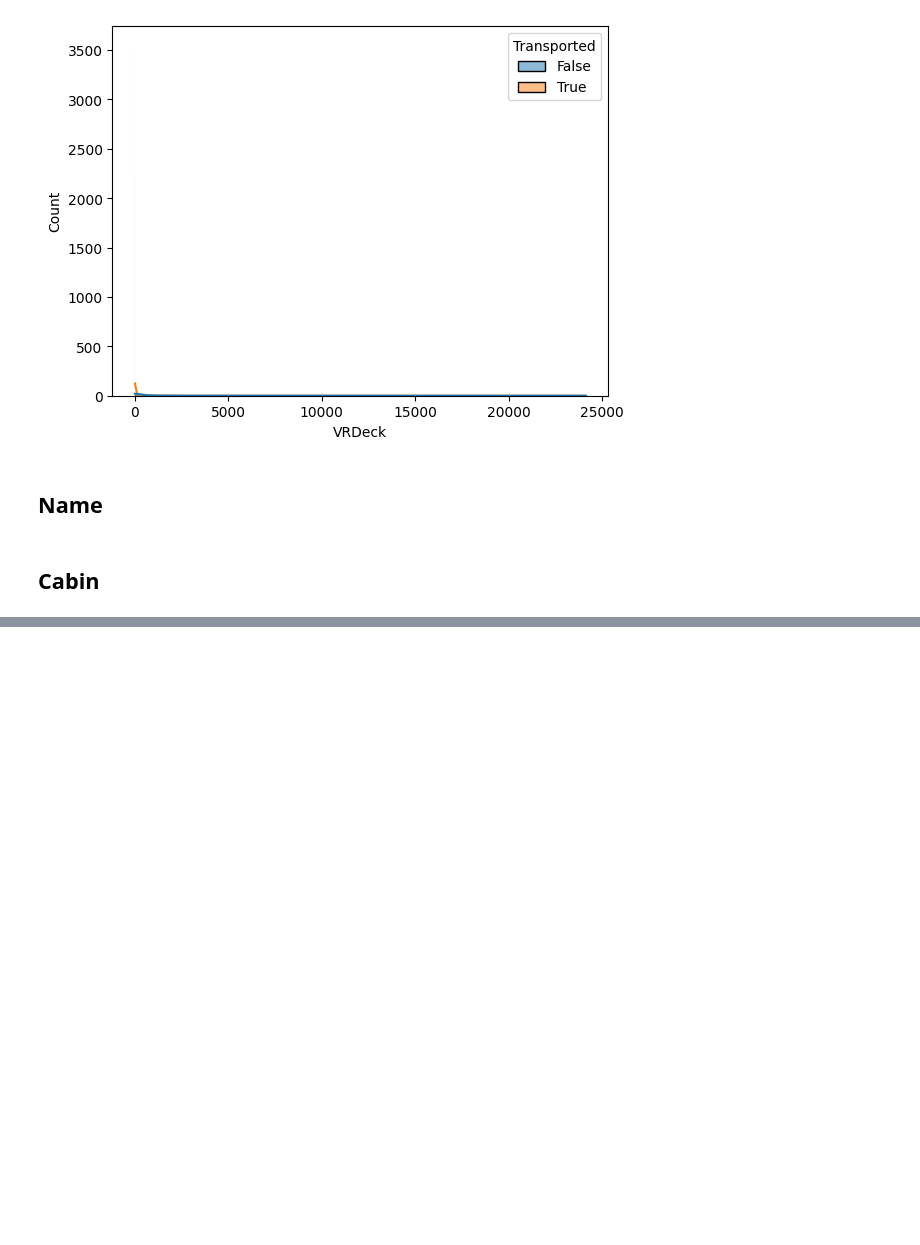
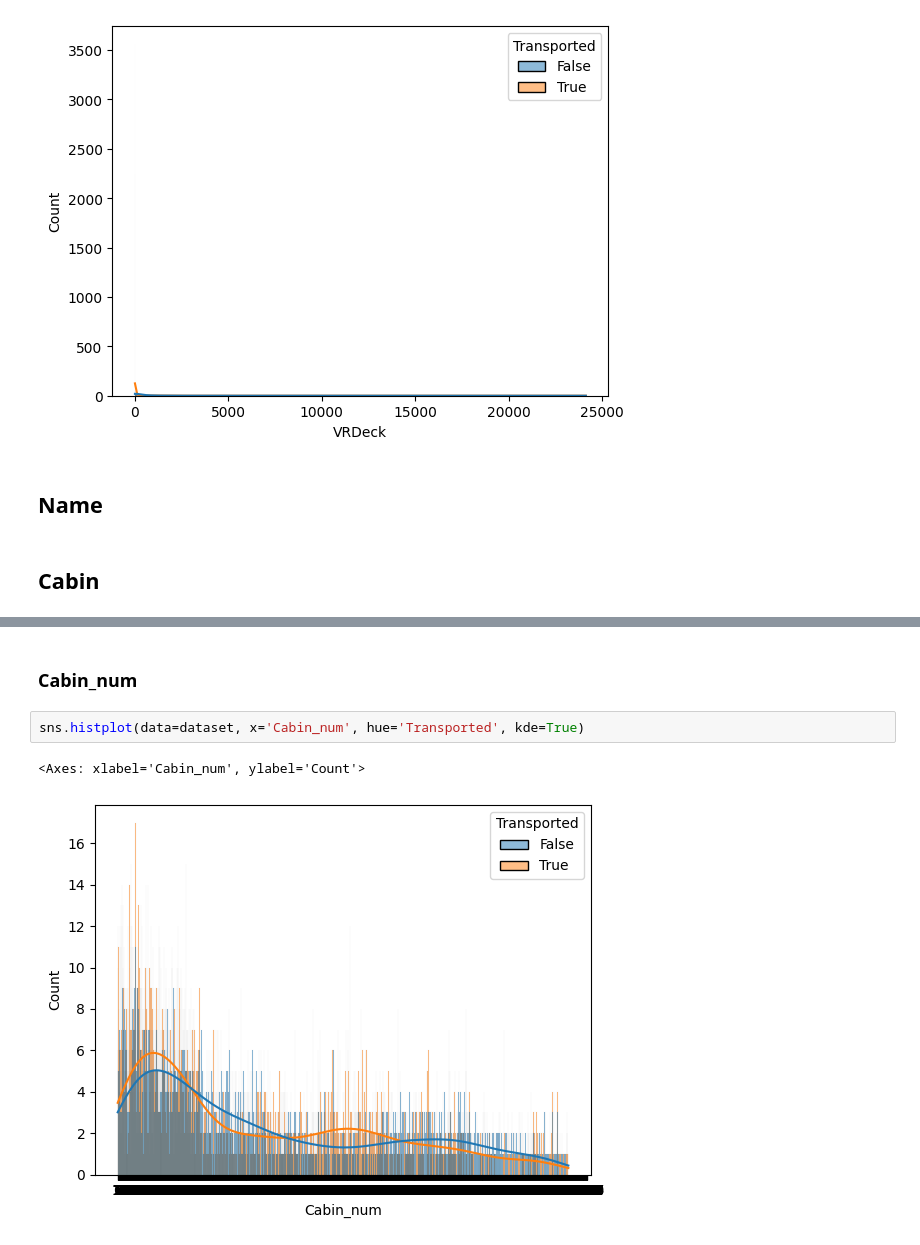
Before and after one commit to peloeil/spaceship_titanic, a Jupyter notebook: src/spaceship_titanic/analysis.ipynb, the cells around one changed output, grey strips where cells are left out. Saved outputs shown, nothing was run; the diff lists cells and outputs as text; blank space fills up the shorter version.

```diff
--- a/src/spaceship_titanic/analysis.ipynb
+++ b/src/spaceship_titanic/analysis.ipynb
@@ -176,0 +186,7 @@ sns.histplot(data=dataset, x='VRDeck', hue='Transported', kde=True)
+# %% [markdown]
+### Cabin_num
+# %%
+sns.histplot(data=dataset, x='Cabin_num', hue='Transported', kde=True)
+# %% [output]
+<Axes: xlabel='Cabin_num', ylabel='Count'>
+[figure, added]
```
Also changed, not shown: parts of 4 cells of this notebook.
